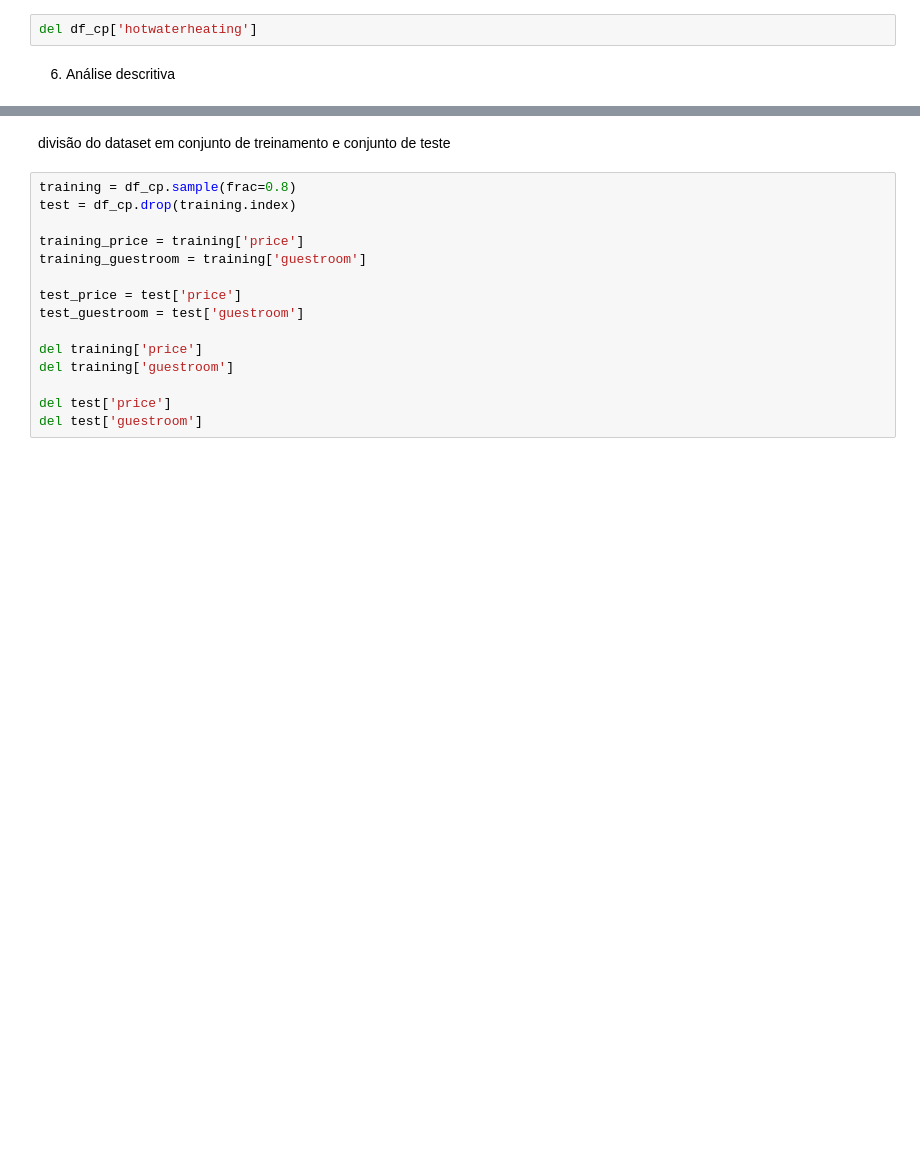
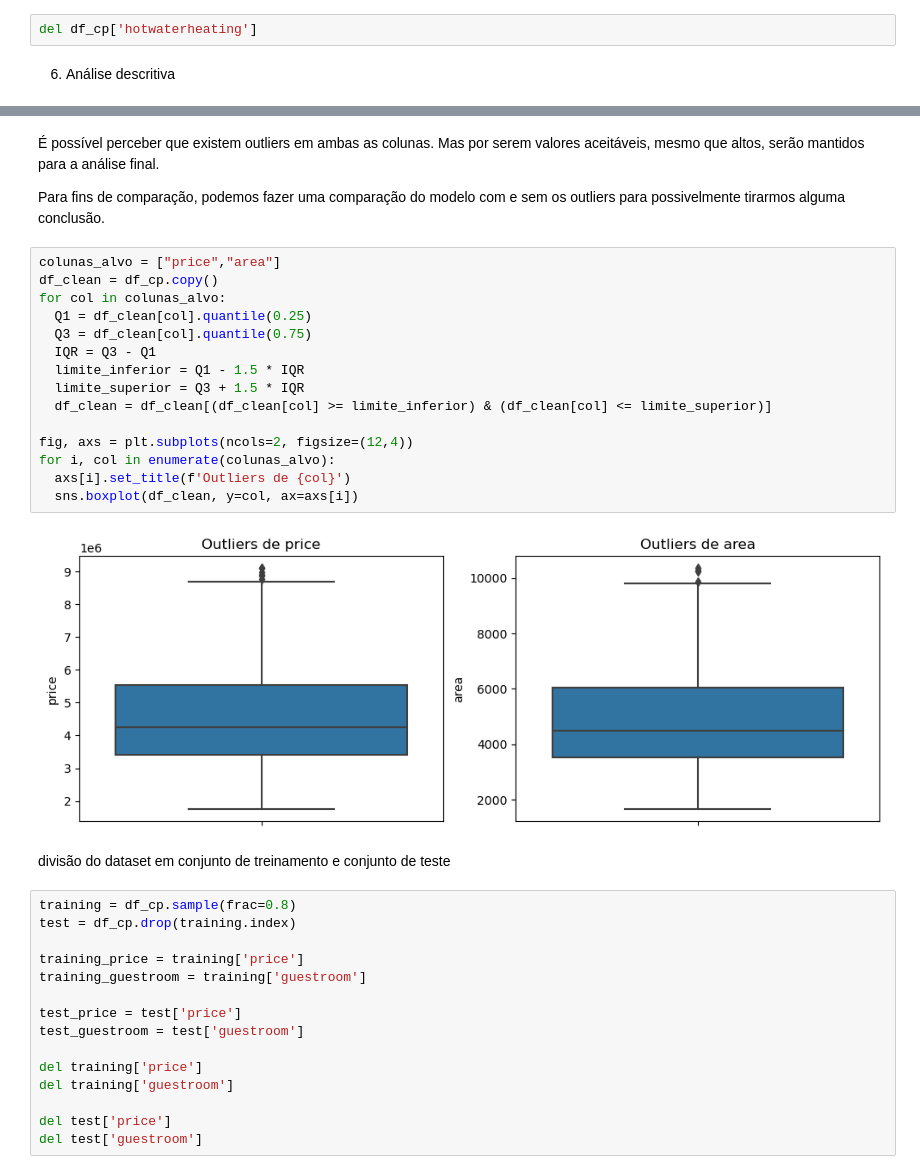
Before and after one commit to vitor-pelicer/Housing-prices-analysis, a Jupyter notebook: Housing_analysis.ipynb, the cells around one changed output, grey strips where cells are left out. Drawn from its saved outputs; the diff is of its cells as text; blank space fills up the shorter version.

```diff
--- a/Housing_analysis.ipynb
+++ b/Housing_analysis.ipynb
@@ -88,3 +166,24 @@ Outro ponto é que as variáveis quantitativas do dataset seguem a distribuiçã
+# %% [markdown]
+É possível perceber que existem outliers em ambas as colunas. Mas por serem valores aceitáveis, mesmo que altos, serão mantidos para a análise final.
+
+Para fins de comparação, podemos fazer uma comparação do modelo com e sem os outliers para possivelmente tirarmos alguma conclusão.
+# %%
+colunas_alvo = ["price","area"]
+df_clean = df_cp.copy()
+for col in colunas_alvo:
+  Q1 = df_clean[col].quantile(0.25)
+  Q3 = df_clean[col].quantile(0.75)
+  IQR = Q3 - Q1
+  limite_inferior = Q1 - 1.5 * IQR
+  limite_superior = Q3 + 1.5 * IQR
+  df_clean = df_clean[(df_clean[col] >= limite_inferior) & (df_clean[col] <= limite_superior)]
+
+fig, axs = plt.subplots(ncols=2, figsize=(12,4))
+for i, col in enumerate(colunas_alvo):
+  axs[i].set_title(f'Outliers de {col}')
+  sns.boxplot(df_clean, y=col, ax=axs[i])
+# %% [output]
+[figure, added]
 # %% [markdown]
 divisão do dataset em conjunto de treinamento e conjunto de teste
 # %%
```
Also changed, not shown: parts of 10 cells of this notebook.
